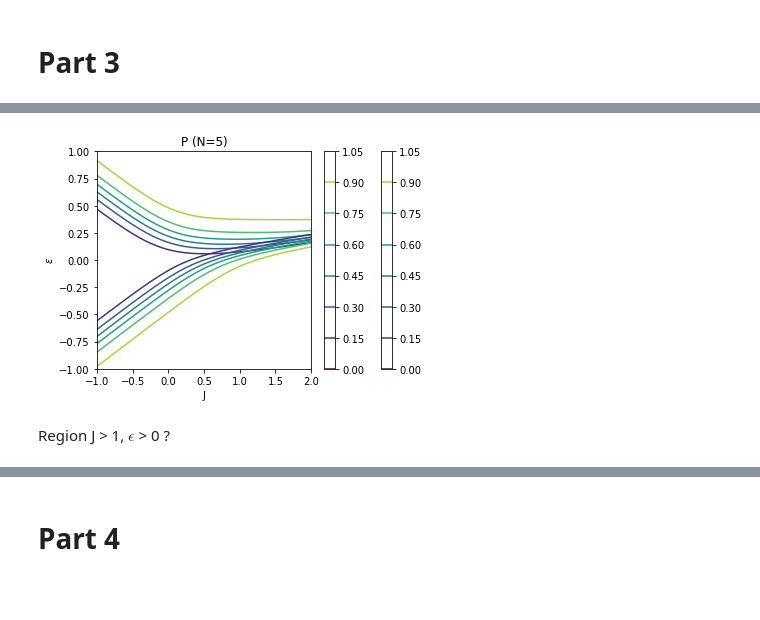
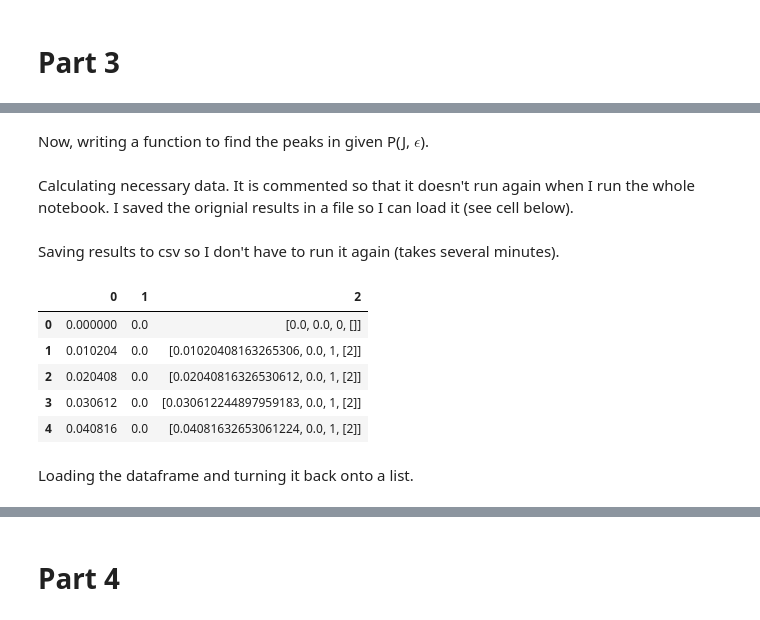
Before and after one commit to martagonzalvo/che164, a Jupyter notebook: 164Project.ipynb, the cells around one changed output, grey strips where cells are left out. Cells and saved outputs as stored; diff of their text form; code cells hidden in the pictures; blank space fills up the shorter version.

```diff
--- a/164Project.ipynb
+++ b/164Project.ipynb
@@ -412,20 +365,2 @@ for N in macrostates:
-# %%
-J_part3_f_l = np.linspace(-1, 2, 100)
-eps_part3_f_l = np.linspace(-1, 1, 100)
-
-J_mesh_f_l, ep_mesh_f_l = np.meshgrid(J_part3_f_l, eps_part3_f_l)
-
-first_last_mac = [0,5]
-for N in first_last_mac:
-
-    P = probability_macrostate(ep_mesh_f_l, J_mesh_f_l, N)
-    #plt.figure()
-    plt.contour(J_mesh_f_l, ep_mesh_f_l, P)
-    plt.title('P (N={})'.format(N))
-    plt.xlabel('J')
-    plt.ylabel('$\epsilon$')
-    plt.colorbar()
-# %% [output]
-[figure, removed]
-# %% [markdown]
-Region J > 1, $\epsilon$ > 0 ?
+# %% [markdown]
+Now, writing a function to find the peaks in given P(J, $\epsilon$).
@@ -431,0 +395,2 @@ Region J > 1, $\epsilon$ > 0 ?
+# %% [markdown]
+Calculating necessary data. It is commented so that it doesn't run again when I run the whole notebook. I saved the orignial results in a file so I can load it (see cell below).
@@ -431,0 +407,15 @@ Region J > 1, $\epsilon$ > 0 ?
+# %% [markdown]
+Saving results to csv so I don't have to run it again (takes several minutes).
+# %%
+df_peak_info = pd.DataFrame(peak_info)
+df_peak_info.to_csv (r'peak_info.csv', index = False)
+df_peak_info.head()
+# %% [output]
+|  | 0 | 1 | 2 |
+| 0 | 0.000000 | 0.0 | [0.0, 0.0, 0, []] |
+| 1 | 0.010204 | 0.0 | [0.01020408163265306, 0.0, 1, [2]] |
+| 2 | 0.020408 | 0.0 | [0.02040816326530612, 0.0, 1, [2]] |
+| 3 | 0.030612 | 0.0 | [0.030612244897959183, 0.0, 1, [2]] |
+| 4 | 0.040816 | 0.0 | [0.04081632653061224, 0.0, 1, [2]] |
+# %% [markdown]
+Loading the dataframe and turning it back onto a list.
```
Also changed, not shown: parts of 17 cells of this notebook.
